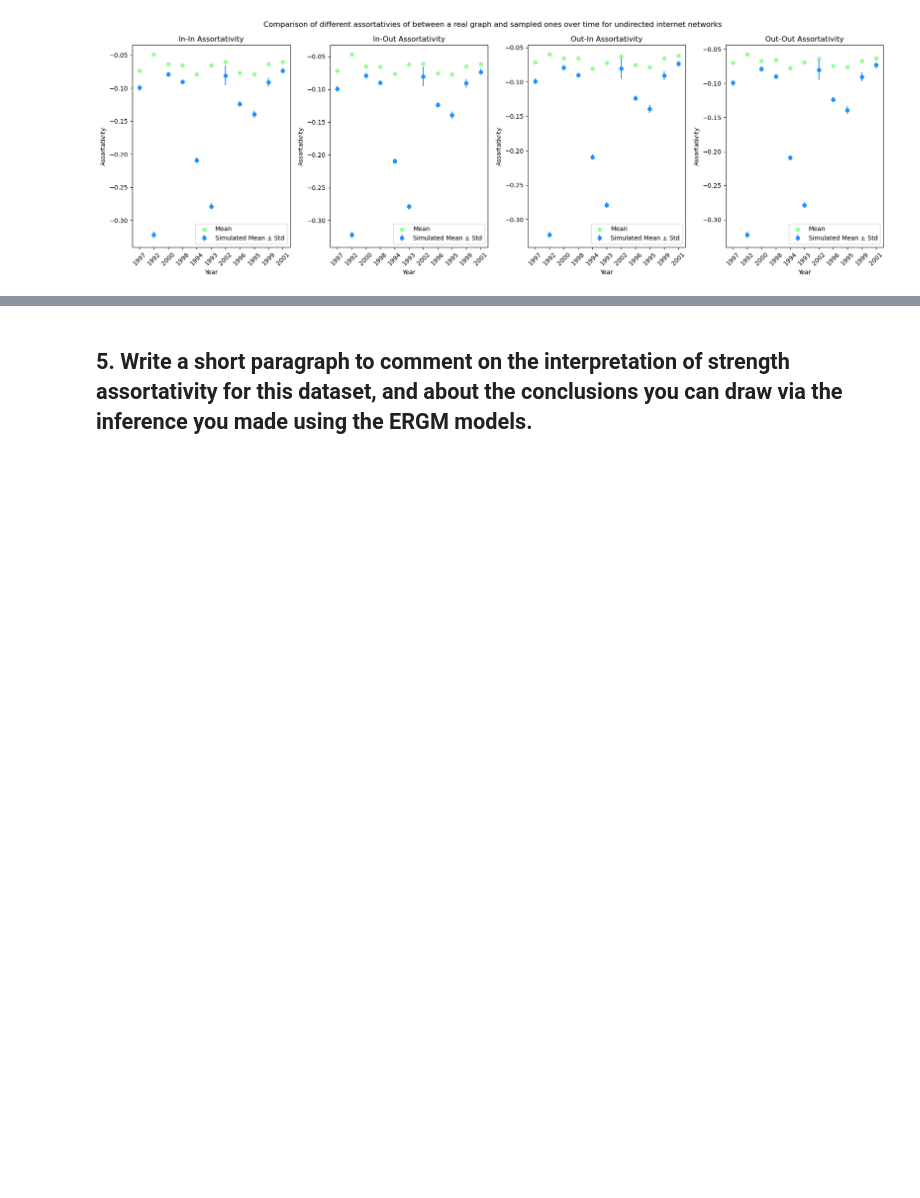
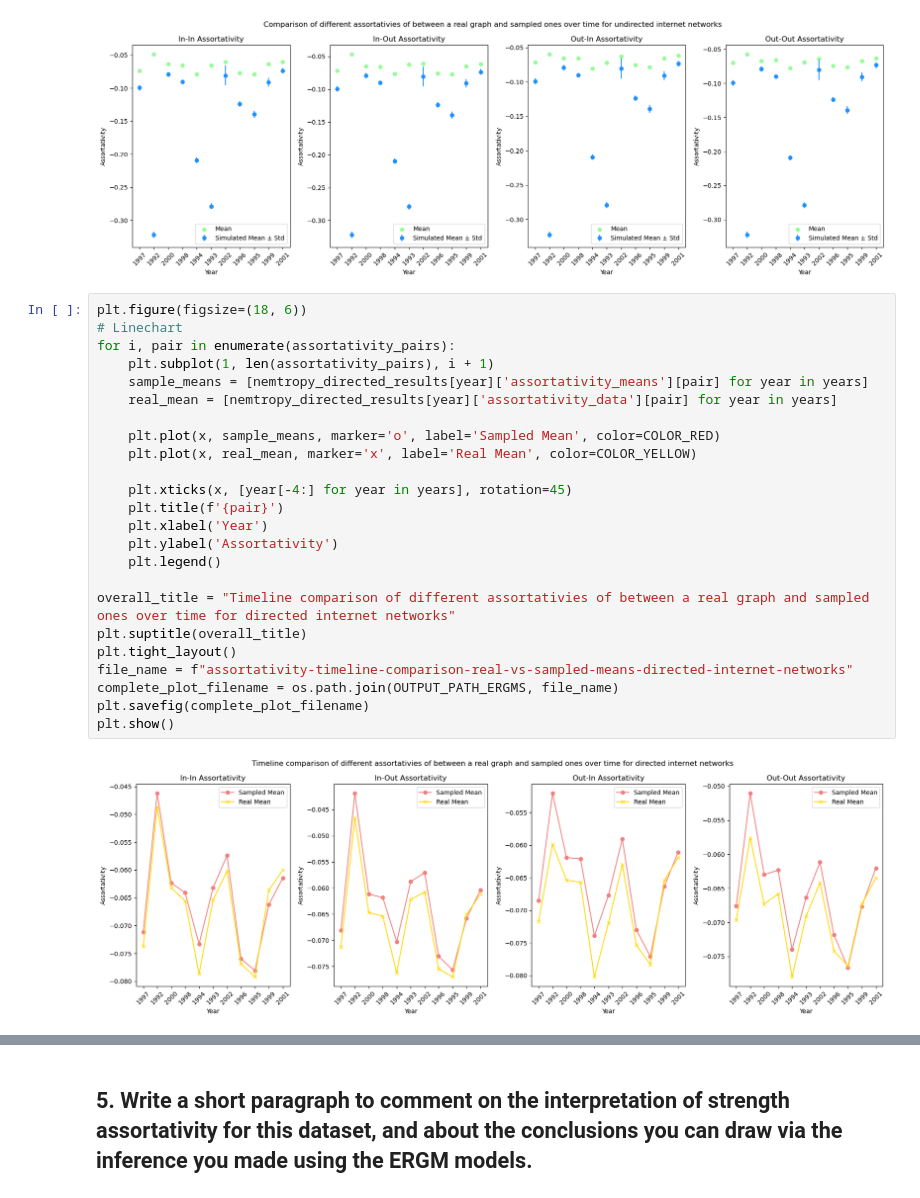
Before and after one commit to HuberNicolas/network-science-uzh, a Jupyter notebook: assignment-3/Assignment_03.ipynb, the cells around one changed output, grey strips where cells are left out. Drawn from its saved outputs; the diff is of its cells as text; blank space fills up the shorter version.

Commit message:
Line charts

```diff
--- a/assignment-3/Assignment_03.ipynb
+++ b/assignment-3/Assignment_03.ipynb
@@ -709,3 +709,29 @@ plt.savefig(complete_plot_filename)
 plt.show()
 # %% [output]
 [figure]
+# %%
+plt.figure(figsize=(18, 6))
+# Linechart
+for i, pair in enumerate(assortativity_pairs):
+    plt.subplot(1, len(assortativity_pairs), i + 1)
+    sample_means = [nemtropy_directed_results[year]['assortativity_means'][pair] for year in years]
+    real_mean = [nemtropy_directed_results[year]['assortativity_data'][pair] for year in years]
+
+    plt.plot(x, sample_means, marker='o', label='Sampled Mean', color=COLOR_RED)
+    plt.plot(x, real_mean, marker='x', label='Real Mean', color=COLOR_YELLOW)
+
+    plt.xticks(x, [year[-4:] for year in years], rotation=45)
+    plt.title(f'{pair}')
+    plt.xlabel('Year')
+    plt.ylabel('Assortativity')
+    plt.legend()
+
+overall_title = "Timeline comparison of different assortativies of between a real graph and sampled ones over time for directed internet networks"
+plt.suptitle(overall_title)
+plt.tight_layout()
+file_name = f"assortativity-timeline-comparison-real-vs-sampled-means-directed-internet-networks"
+complete_plot_filename = os.path.join(OUTPUT_PATH_ERGMS, file_name)
+plt.savefig(complete_plot_filename)
+plt.show()
+# %% [output]
+[figure, added]
```
Also changed, not shown: parts of 3 cells of this notebook, 4 other files.
